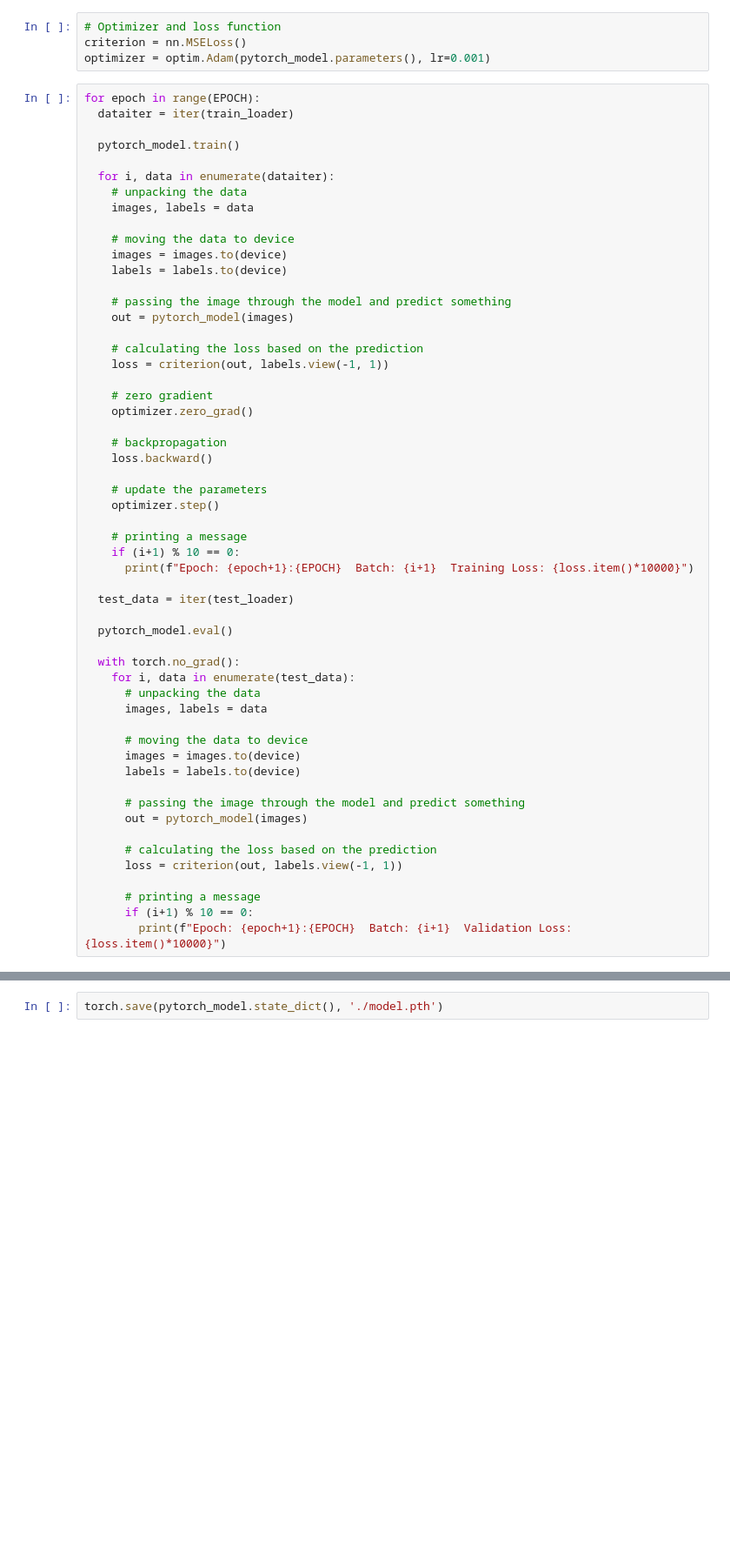
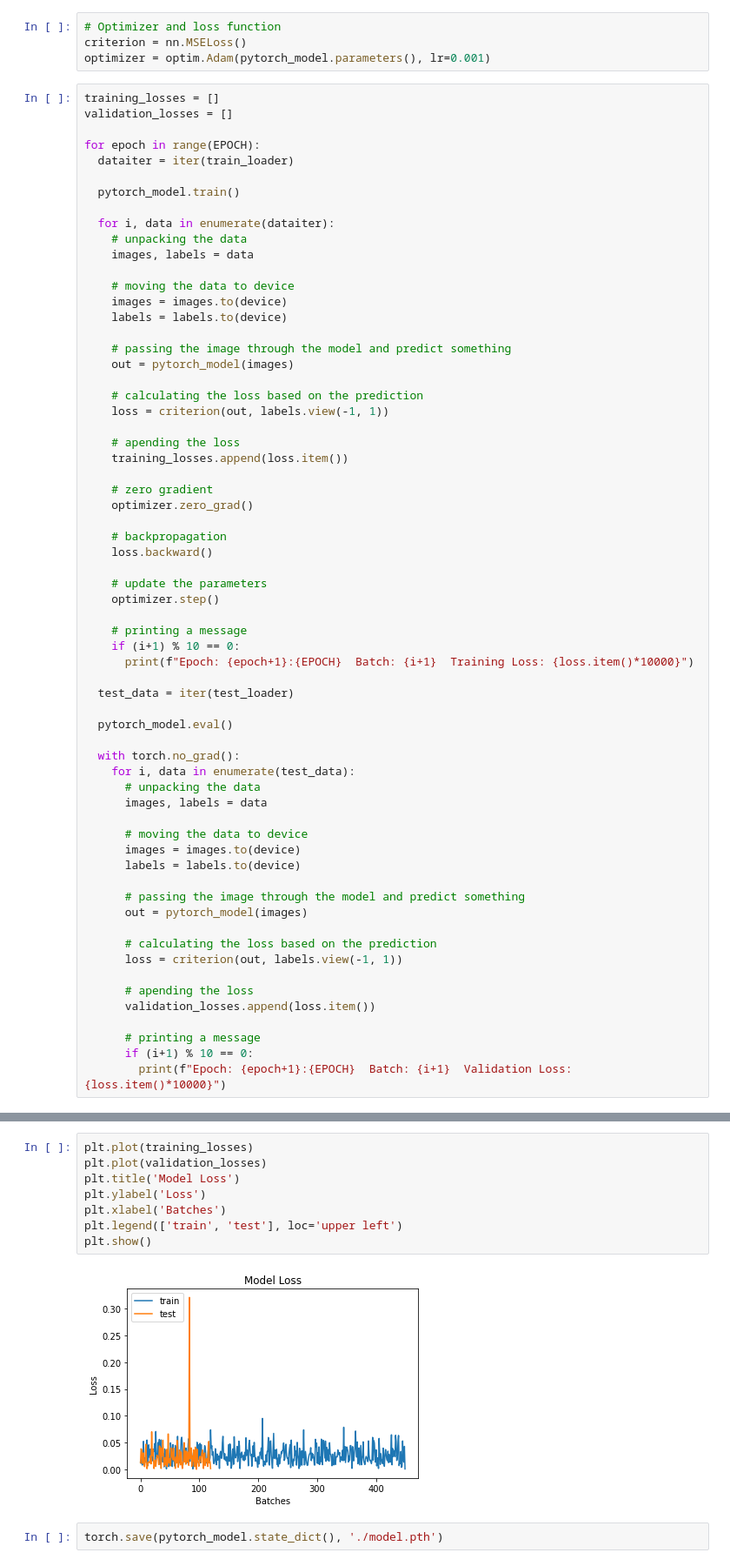
Before and after one commit to imdeepmind/UdacitySelfDrivingCar, a Jupyter notebook: Base_Model_PyTorch.ipynb, the cells around one changed output, grey strips where cells are left out. Shown: that part at 87% size. Drawn from its saved outputs; the diff is of its cells as text; blank space fills up the shorter version.

Commit message:
Minor updates to the model

```diff
--- a/Base_Model_PyTorch.ipynb
+++ b/Base_Model_PyTorch.ipynb
@@ -182,6 +186,9 @@ else:
 criterion = nn.MSELoss()
 optimizer = optim.Adam(pytorch_model.parameters(), lr=0.001)
 # %%
+training_losses = []
+validation_losses = []
+
 for epoch in range(EPOCH):
   dataiter = iter(train_loader)
 
@@ -200,6 +207,9 @@ for epoch in range(EPOCH):
 
     # calculating the loss based on the prediction
     loss = criterion(out, labels.view(-1, 1))
+
+    # apending the loss
+    training_losses.append(loss.item())
 
     # zero gradient
     optimizer.zero_grad()
@@ -233,6 +243,9 @@ for epoch in range(EPOCH):
       # calculating the loss based on the prediction
       loss = criterion(out, labels.view(-1, 1))
 
+      # apending the loss
+      validation_losses.append(loss.item())
+
       # printing a message
       if (i+1) % 10 == 0:
         print(f"Epoch: {epoch+1}:{EPOCH}  Batch: {i+1}  Validation Loss: {loss.item()*10000}")
@@ -257,2 +270,12 @@ Epoch: 10:10  Batch: 10  Validation Loss: 232.5904555618763
+# %%
+plt.plot(training_losses)
+plt.plot(validation_losses)
+plt.title('Model Loss')
+plt.ylabel('Loss')
+plt.xlabel('Batches')
+plt.legend(['train', 'test'], loc='upper left')
+plt.show()
+# %% [output]
+[figure, added]
 # %%
 torch.save(pytorch_model.state_dict(), './model.pth')
```
Also changed, not shown: parts of 3 cells of this notebook.
